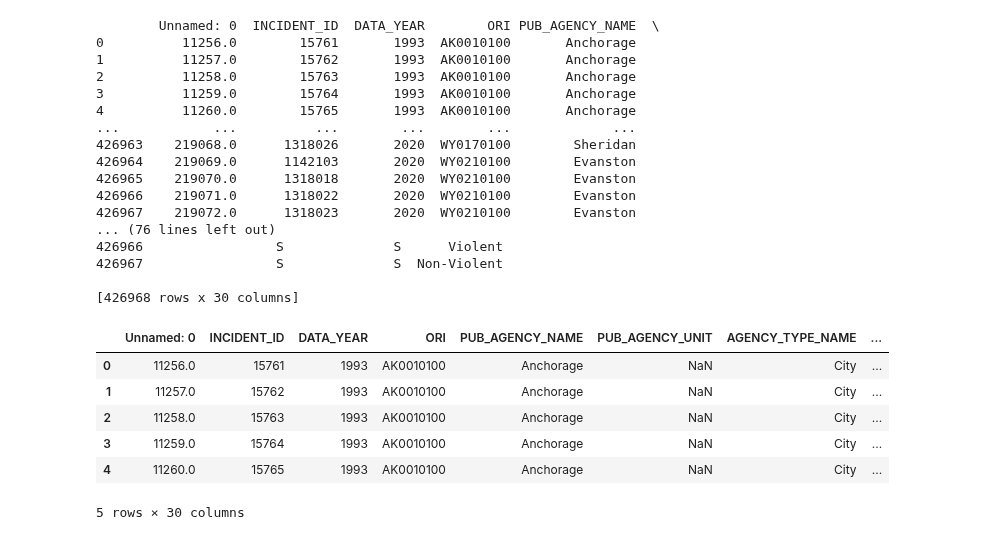
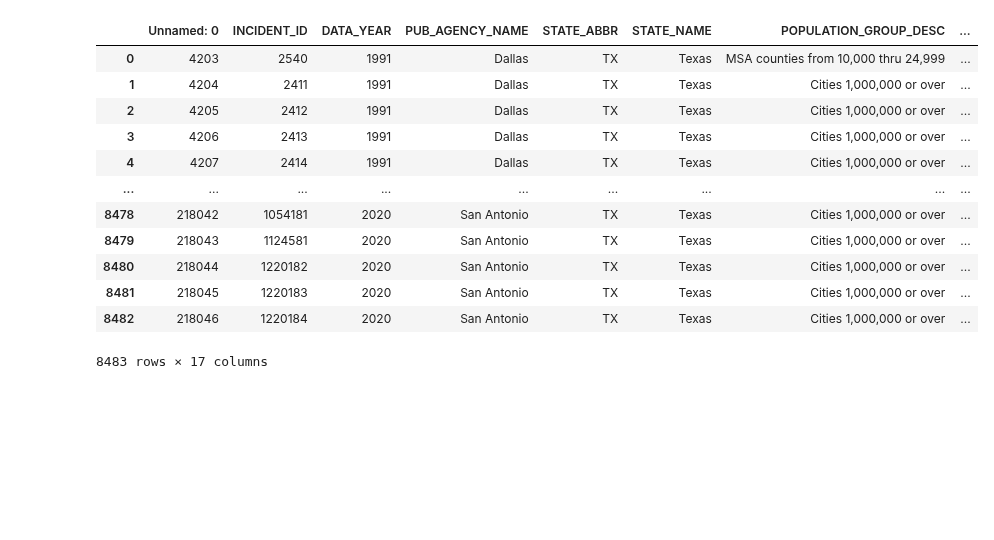
Before and after one commit to Chris-Vicks/Hate_Crime, a Jupyter notebook: notebooks/Cleaned_Work.ipynb, the cells around one changed output. Saved outputs shown, nothing was run; the diff lists cells and outputs as text; code cells hidden in the pictures; blank space fills up the shorter version.

```diff
--- a/notebooks/Cleaned_Work.ipynb
+++ b/notebooks/Cleaned_Work.ipynb
@@ -58,31 +18,16 @@ crime_data_ex.head()
-# %%
-crime_data_ex['SEVERITY'] = crime_data_ex['OFFENSE_NAME'].apply(create_violence)
-print(crime_data_ex)
-# %% [output]
-        Unnamed: 0  INCIDENT_ID  DATA_YEAR        ORI PUB_AGENCY_NAME  \
-0          11256.0        15761       1993  AK0010100       Anchorage
-1          11257.0        15762       1993  AK0010100       Anchorage
-2          11258.0        15763       1993  AK0010100       Anchorage
-3          11259.0        15764       1993  AK0010100       Anchorage
-4          11260.0        15765       1993  AK0010100       Anchorage
-...            ...          ...        ...        ...             ...
-426963    219068.0      1318026       2020  WY0170100        Sheridan
-426964    219069.0      1142103       2020  WY0210100        Evanston
-426965    219070.0      1318018       2020  WY0210100        Evanston
-426966    219071.0      1318022       2020  WY0210100        Evanston
-426967    219072.0      1318023       2020  WY0210100        Evanston
-... (76 lines left out)
-426966                 S              S      Violent
-426967                 S              S  Non-Violent
-
-[426968 rows x 30 columns]
-# %%
-crime_data_ex.head()
-# %% [output]
-|  | Unnamed: 0 | INCIDENT_ID | DATA_YEAR | ORI | PUB_AGENCY_NAME | PUB_AGENCY_UNIT | AGENCY_TYPE_NAME | ... |
-| 0 | 11256.0 | 15761 | 1993 | AK0010100 | Anchorage | NaN | City | ... |
-| 1 | 11257.0 | 15762 | 1993 | AK0010100 | Anchorage | NaN | City | ... |
-| 2 | 11258.0 | 15763 | 1993 | AK0010100 | Anchorage | NaN | City | ... |
-| 3 | 11259.0 | 15764 | 1993 | AK0010100 | Anchorage | NaN | City | ... |
-| 4 | 11260.0 | 15765 | 1993 | AK0010100 | Anchorage | NaN | City | ... |
-5 rows × 30 columns
+# %%
+data
+# %% [output]
+|  | Unnamed: 0 | INCIDENT_ID | DATA_YEAR | PUB_AGENCY_NAME | STATE_ABBR | STATE_NAME | POPULATION_GROUP_DESC | ... |
+| 0 | 4203 | 2540 | 1991 | Dallas | TX | Texas | MSA counties from 10,000 thru 24,999 | ... |
+| 1 | 4204 | 2411 | 1991 | Dallas | TX | Texas | Cities 1,000,000 or over | ... |
+| 2 | 4205 | 2412 | 1991 | Dallas | TX | Texas | Cities 1,000,000 or over | ... |
+| 3 | 4206 | 2413 | 1991 | Dallas | TX | Texas | Cities 1,000,000 or over | ... |
+| 4 | 4207 | 2414 | 1991 | Dallas | TX | Texas | Cities 1,000,000 or over | ... |
+| ... | ... | ... | ... | ... | ... | ... | ... | ... |
+| 8478 | 218042 | 1054181 | 2020 | San Antonio | TX | Texas | Cities 1,000,000 or over | ... |
+| 8479 | 218043 | 1124581 | 2020 | San Antonio | TX | Texas | Cities 1,000,000 or over | ... |
+| 8480 | 218044 | 1220182 | 2020 | San Antonio | TX | Texas | Cities 1,000,000 or over | ... |
+| 8481 | 218045 | 1220183 | 2020 | San Antonio | TX | Texas | Cities 1,000,000 or over | ... |
+| 8482 | 218046 | 1220184 | 2020 | San Antonio | TX | Texas | Cities 1,000,000 or over | ... |
+8483 rows × 17 columns
```
Also changed, not shown: parts of 20 cells of this notebook, 14 other files.
